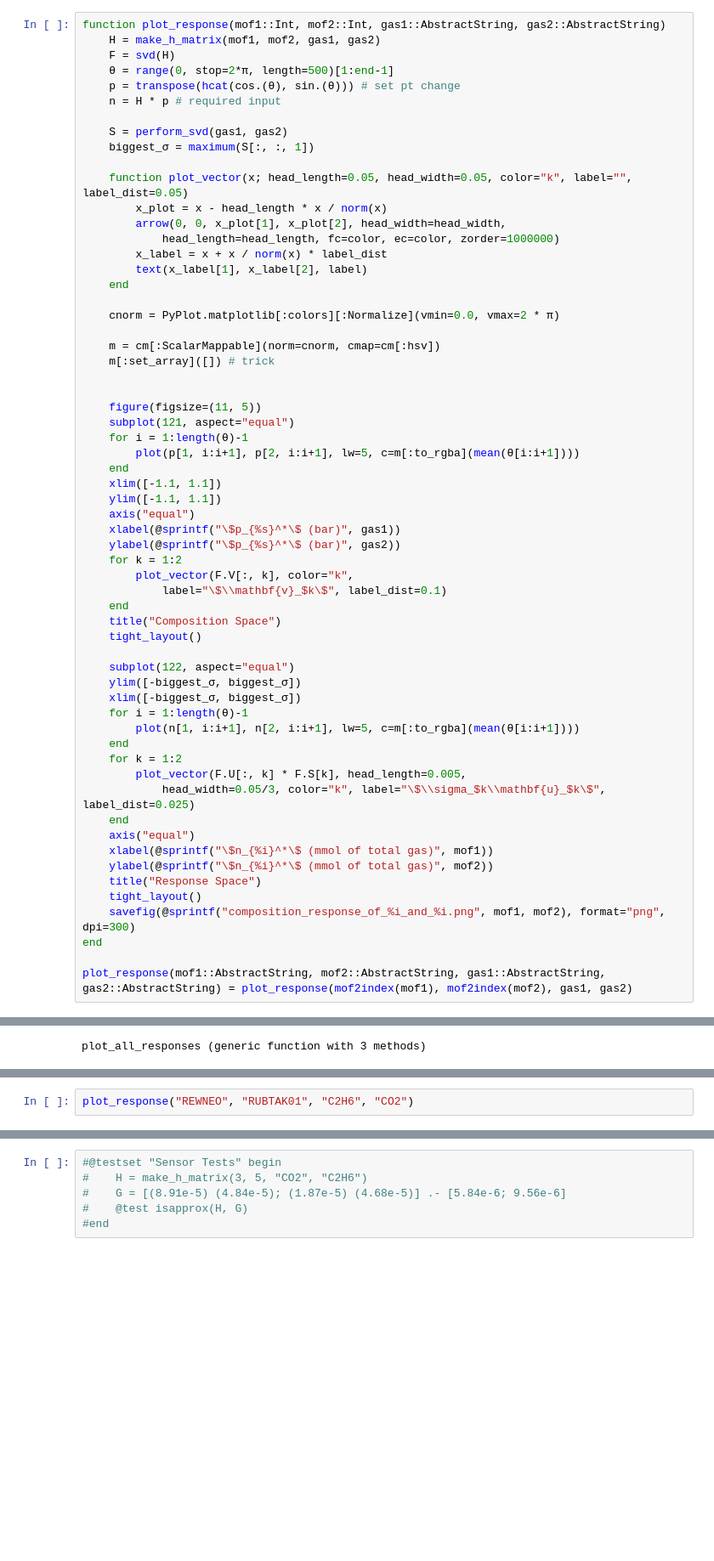
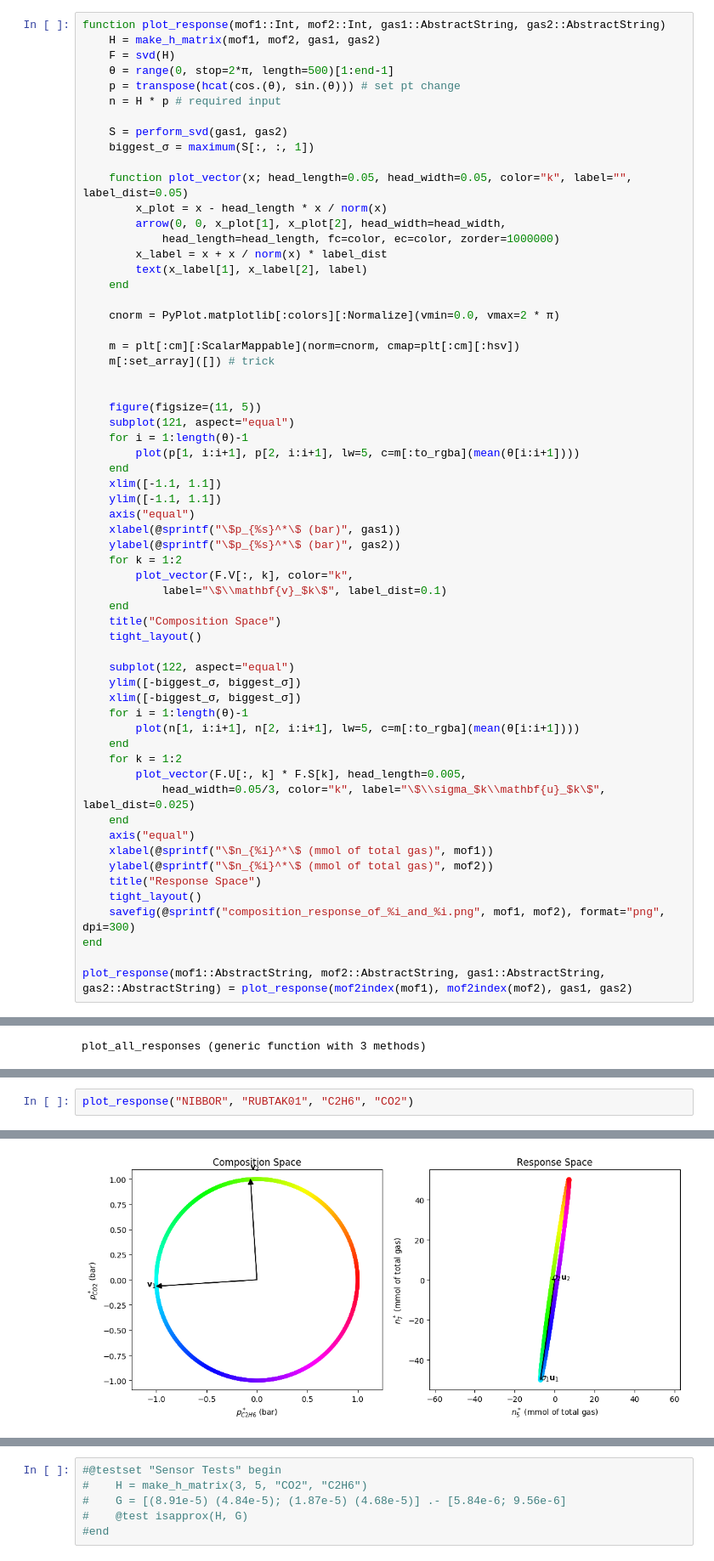
Before and after one commit to SimonEnsemble/sensor_arrays, a Jupyter notebook: src/Sensor_notebook.ipynb, the cells around one changed output, grey strips where cells are left out. Shown at 85% size. Drawn from its saved outputs; the diff is of its cells as text; blank space fills up the shorter version.

```diff
--- a/src/Sensor_notebook.ipynb
+++ b/src/Sensor_notebook.ipynb
@@ -249,7 +246,7 @@ function plot_response(mof1::Int, mof2::Int, gas1::AbstractString, gas2::Abstrac
 
     cnorm = PyPlot.matplotlib[:colors][:Normalize](vmin=0.0, vmax=2 * π)
 
-    m = cm[:ScalarMappable](norm=cnorm, cmap=cm[:hsv])
+    m = plt[:cm][:ScalarMappable](norm=cnorm, cmap=plt[:cm][:hsv])
     m[:set_array]([]) # trick
 
 
@@ -383,3 +373,3 @@ WARNING: both PyPlot and Base export "axes"; uses of it in module Main must be q
 # %%
-plot_response("REWNEO", "RUBTAK01", "C2H6", "CO2")
+plot_response("NIBBOR", "RUBTAK01", "C2H6", "CO2")
 # %% [output]
@@ -387,3 +376,4 @@ ErrorException: type PyObject has no field cm
+[figure, added]
 # %%
 sigma = perform_svd("C2H6", "CO2")
 analyze_svd(sigma)
```
Also changed, not shown: parts of 10 cells of this notebook, 1 other file.
